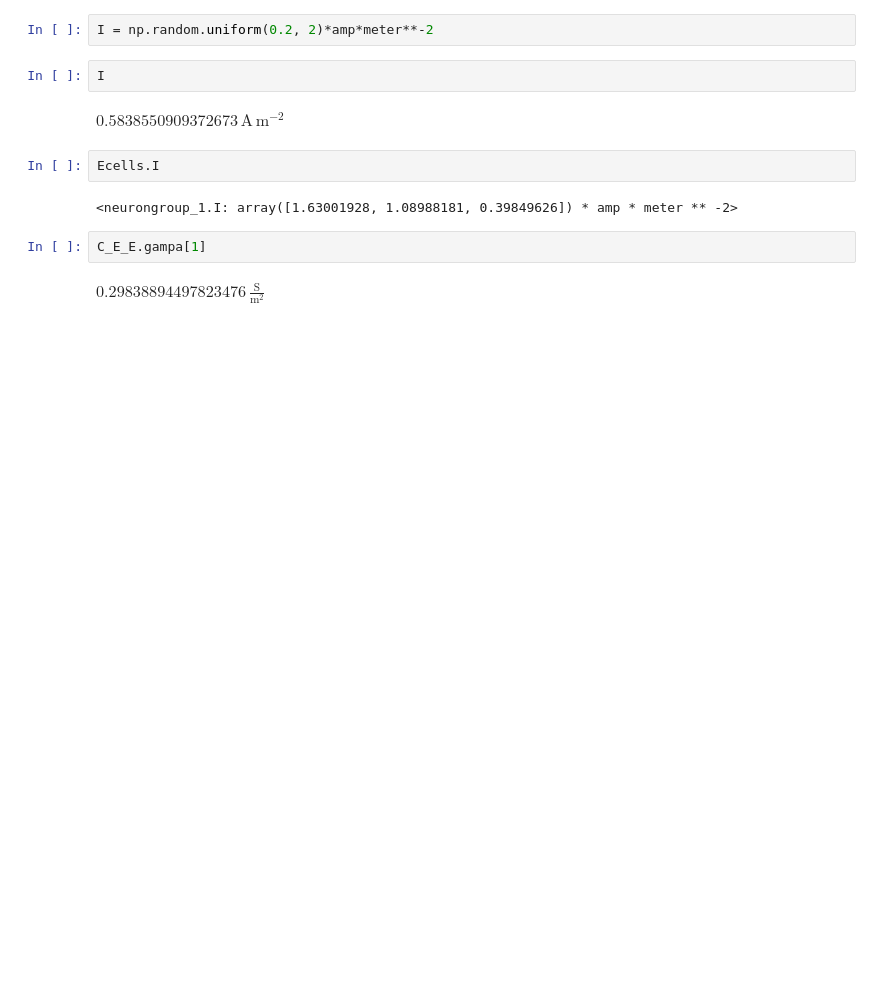
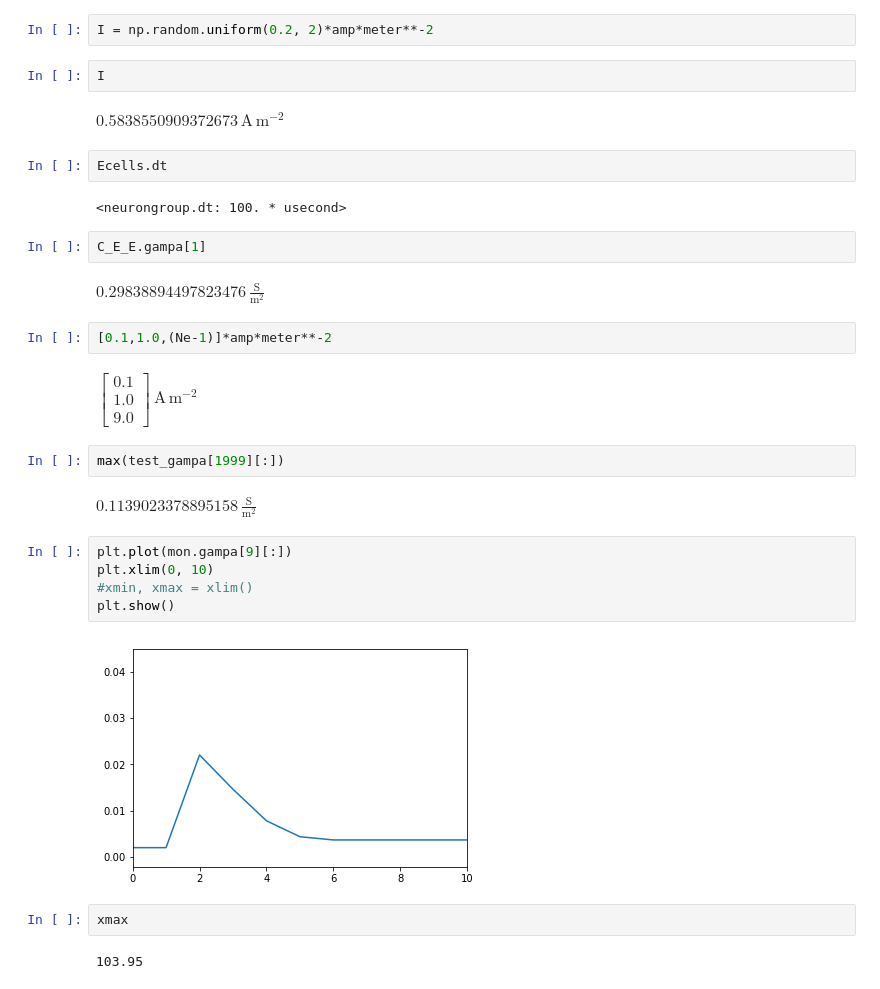
Before and after one commit to JingjinW/Neural-heterogeneity-study-based-on-STDP, a Jupyter notebook: 2002NAT_3.ipynb, the cells around one changed output. Saved outputs shown, nothing was run; the diff lists cells and outputs as text; blank space fills up the shorter version.

```diff
--- a/2002NAT_3.ipynb
+++ b/2002NAT_3.ipynb
@@ -166,10 +178,29 @@ I
 # %% [output]
 $0.5838550909372673\,\mathrm{A}\,\mathrm{m}^{-2}$
 # %%
-Ecells.I
+Ecells.dt
 # %% [output]
-<neurongroup_1.I: array([1.63001928, 1.08988181, 0.39849626]) * amp * meter ** -2>
+<neurongroup.dt: 100. * usecond>
 # %%
 C_E_E.gampa[1]
 # %% [output]
 $0.29838894497823476\,\frac{\mathrm{S}}{\mathrm{m}^{2}}$
+# %%
+[0.1,1.0,(Ne-1)]*amp*meter**-2
+# %% [output]
+$\left[\begin{matrix}0.1\\1.0\\9.0\end{matrix}\right]\,\mathrm{A}\,\mathrm{m}^{-2}$
+# %%
+max(test_gampa[1999][:])
+# %% [output]
+$0.1139023378895158\,\frac{\mathrm{S}}{\mathrm{m}^{2}}$
+# %%
+plt.plot(mon.gampa[9][:])
+plt.xlim(0, 10)
+#xmin, xmax = xlim()
+plt.show()
+# %% [output]
+[figure, added]
+# %%
+xmax
+# %% [output]
+103.95
```
Also changed, not shown: parts of 12 cells of this notebook, 2 other files.
